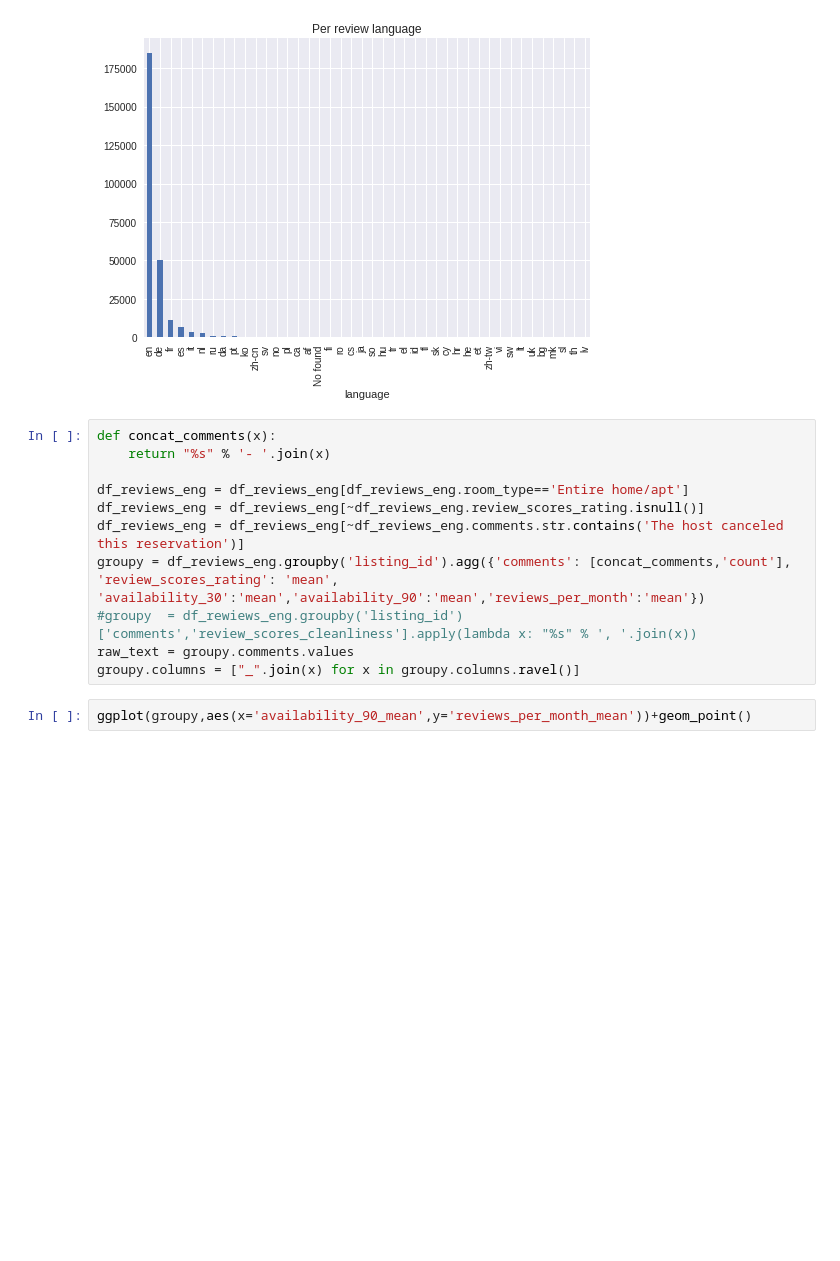
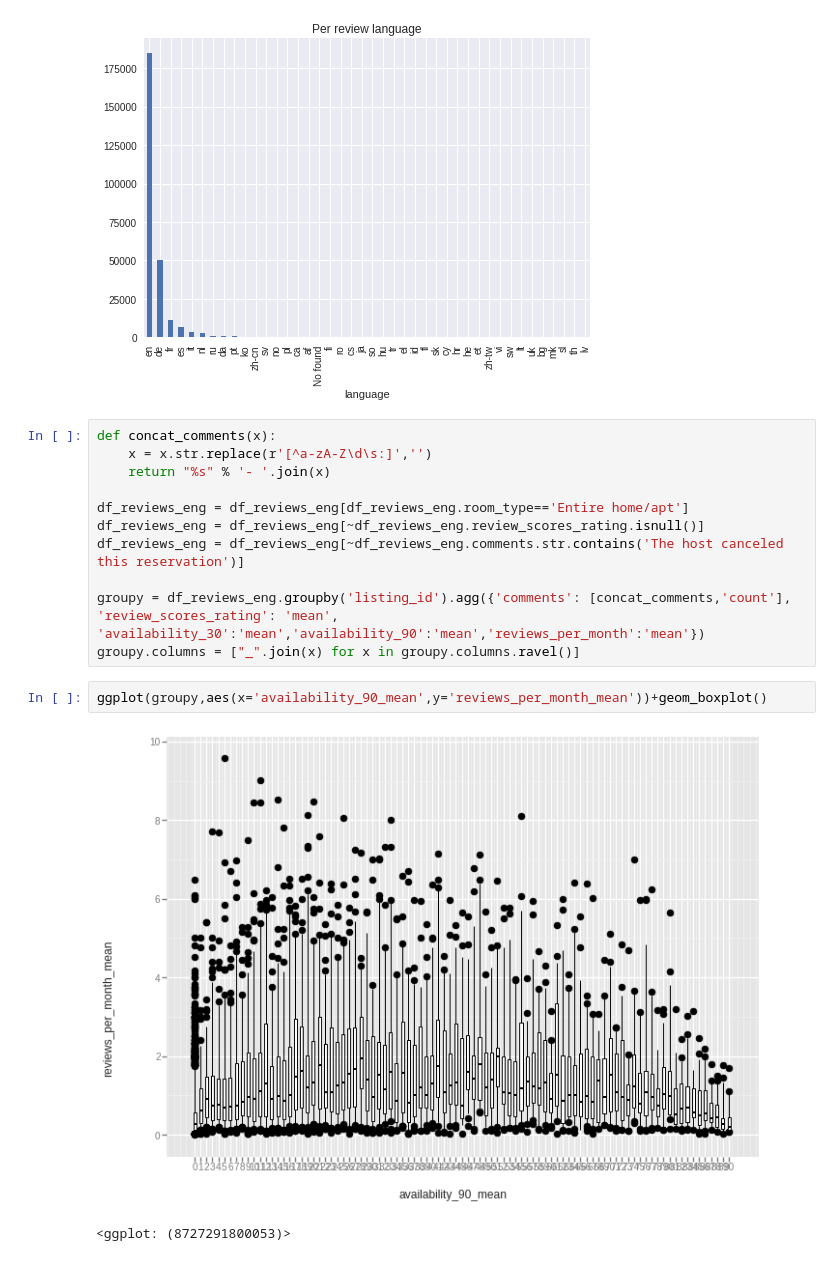
Before and after one commit to clementlefevre/udacity_ML, a Jupyter notebook: capstone_project/Text Vectorization Reviews.ipynb, the cells around one changed output. Drawn from its saved outputs; the diff is of its cells as text; blank space fills up the shorter version.

```diff
--- a/capstone_project/Text Vectorization Reviews.ipynb
+++ b/capstone_project/Text Vectorization Reviews.ipynb
@@ -81,14 +85,17 @@ groupy_per_lang.plot.bar(title="Per review language")
 [figure]
 # %%
 def concat_comments(x):
+    x = x.str.replace(r'[^a-zA-Z\d\s:]','')
     return "%s" % '- '.join(x)
 
 df_reviews_eng = df_reviews_eng[df_reviews_eng.room_type=='Entire home/apt']
 df_reviews_eng = df_reviews_eng[~df_reviews_eng.review_scores_rating.isnull()]
 df_reviews_eng = df_reviews_eng[~df_reviews_eng.comments.str.contains('The host canceled this reservation')]
+
 groupy = df_reviews_eng.groupby('listing_id').agg({'comments': [concat_comments,'count'], 'review_scores_rating': 'mean', 'availability_30':'mean','availability_90':'mean','reviews_per_month':'mean'})
-#groupy  = df_rewiews_eng.groupby('listing_id')['comments','review_scores_cleanliness'].apply(lambda x: "%s" % ', '.join(x))
-raw_text = groupy.comments.values
 groupy.columns = ["_".join(x) for x in groupy.columns.ravel()]
 # %%
-ggplot(groupy,aes(x='availability_90_mean',y='reviews_per_month_mean'))+geom_point()
+ggplot(groupy,aes(x='availability_90_mean',y='reviews_per_month_mean'))+geom_boxplot()
+# %% [output]
+[figure, added]
+<ggplot: (8727291800053)>
```
Also changed, not shown: parts of 17 cells of this notebook.
